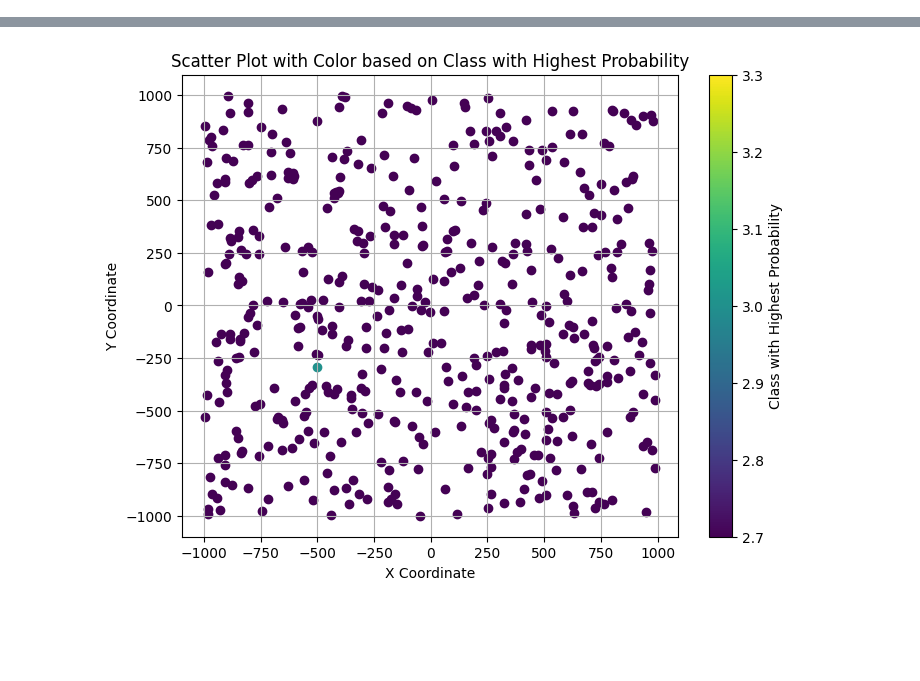
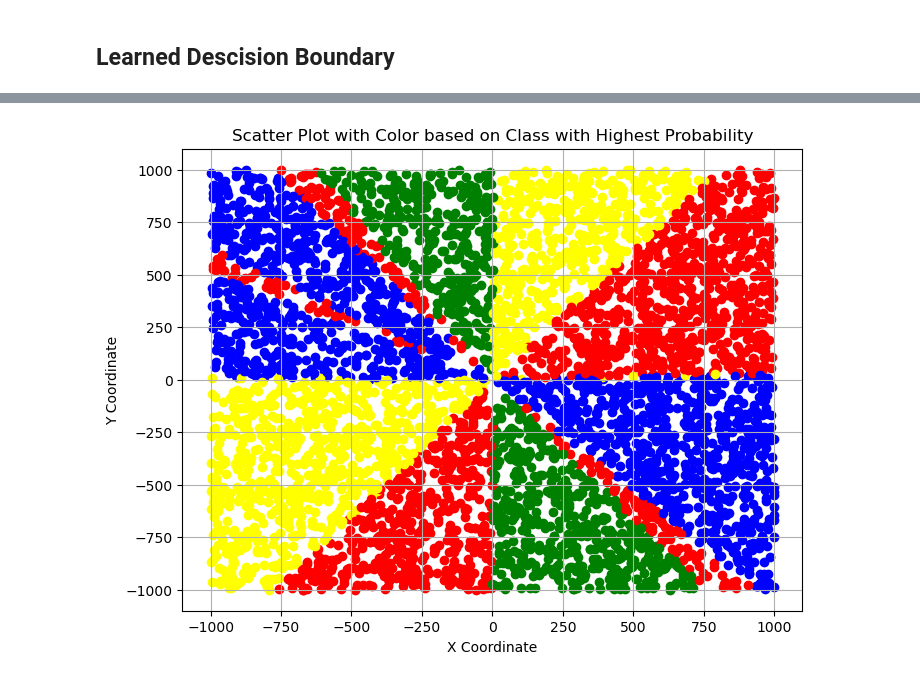
Before and after one commit to MXM-MachineLearning/MXM_AI_Ellenberg, a Jupyter notebook: SL2_Z/NN/NN_categorical_cross_entropy.ipynb, the cells around one changed output, grey strips where cells are left out. Cells and saved outputs as stored; diff of their text form; code cells hidden in the pictures; blank space fills up the shorter version.

```diff
--- a/SL2_Z/NN/NN_categorical_cross_entropy.ipynb
+++ b/SL2_Z/NN/NN_categorical_cross_entropy.ipynb
@@ -134,0 +135,9 @@ array([[-179,  474],
+# %%
+def lr_schedule(epoch, lr: float) -> float:
+    if epoch == 25:
+        return lr * .75
+    if epoch == 50:
+        return lr * .75
+    if epoch == 75:
+        return lr * .75
+    return lr
@@ -143,7 +154,16 @@ model.add(Dense(64,  activation = 'sigmoid'))
 model.add(Dense(16, activation = 'sigmoid'))
 model.add(Dense(4, activation = 'softmax'))
 
+# From GPT to save the best performing weights
+model_checkpoint_callback = ModelCheckpoint(
+    filepath='checkpoint_model.h5',  # Path where to save the model
+    save_best_only=True,               # Only save a model if `val_loss` has improved
+    monitor='loss',                # Monitor validation loss for improvement
+    mode='min',                        # The lower the `val_loss`, the better
+    verbose=1)
 
-model.compile(optimizer='adam',
+lr_scheduler = LearningRateScheduler(lr_schedule, verbose=1)
+
+model.compile(optimizer=keras.optimizers.Adam(learning_rate=0.003),
               loss='categorical_crossentropy',
               metrics=['accuracy'])
@@ -150,3 +175,3 @@ model.compile(optimizer='adam',
 # %%
-model.fit(x_train, y_train, epochs=100, batch_size=100)
+model.fit(x_train, y_train, epochs=100, batch_size=100, callbacks=[lr_scheduler])
 # %% [output]
@@ -181,3 +279,5 @@ model.save('full_model.h5')
+# %% [markdown]
+## Learned Descision Boundary
 # %%
 import numpy as np
 import matplotlib.pyplot as plt
@@ -188,24 +288,36 @@ y = random.randint(-1000, 1000)
 # Example model output with shape (100, 4)
 model_output = model.predict(torch.tensor([[x, y]]).numpy())  # Example model output with shape (100, 4)
 
+
 # Scatter plot
 plt.figure(figsize=(8, 6))
 
 # Iterate over the loop to generate coordinates one at a time
-for i in range(500):
+for i in range(5000):
     # Generate x and y coordinates one at a time
     x = random.randint(-1000, 1000)
     y = random.randint(-1000, 1000)
 
 # Example model output with shape (100, 4)
-    model_output = model.predict(torch.tensor([[x, y]]).numpy())  # Example model output with shape (100, 4)
+    #print(x, y)
+    model_output = model.predict(torch.tensor([[x, y]]).numpy(), verbose=0)  # Example model output with shape (100, 4)
+
     # Find the index of the maximum probability for this point
     max_prob_index = np.argmax(model_output)
+    #print(model_output, max_prob_index)
 
     # Plot the point with color based on the class with highest probability
-    plt.scatter(x, y, c=max_prob_index, cmap='viridis')
+    col = 'blue'
+    if (max_prob_index == 0):
+        col = 'red'
+    elif (max_prob_index == 1):
+        col = 'yellow'
+    elif (max_prob_index == 2):
+        col = 'blue'
+    elif (max_prob_index == 3):
+        col = 'green'
+    plt.scatter(x, y, c=col)
 
-plt.colorbar(label='Class with Highest Probability')
 plt.xlabel('X Coordinate')
 plt.ylabel('Y Coordinate')
 plt.title('Scatter Plot with Color based on Class with Highest Probability')
@@ -232 +328 @@ plt.show()
-[figure, old version]
+[figure, new version]
```
Also changed, not shown: parts of 13 cells of this notebook.
